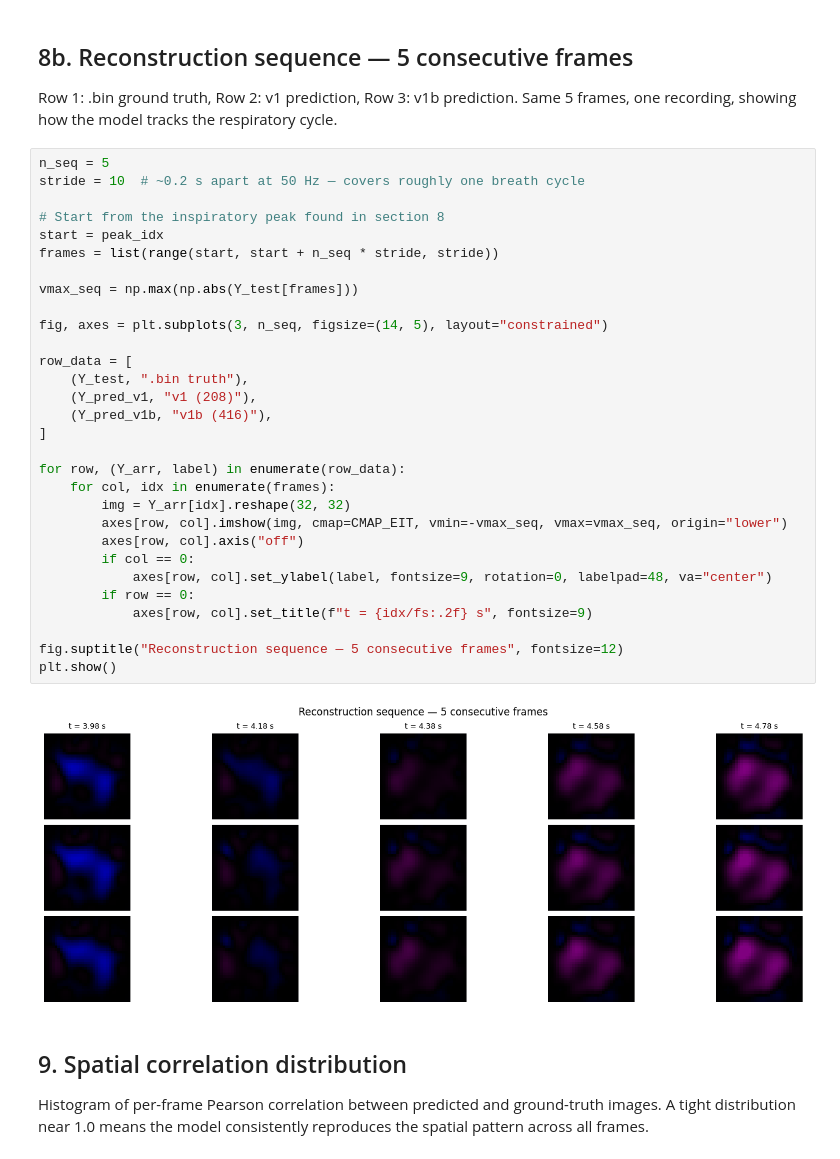
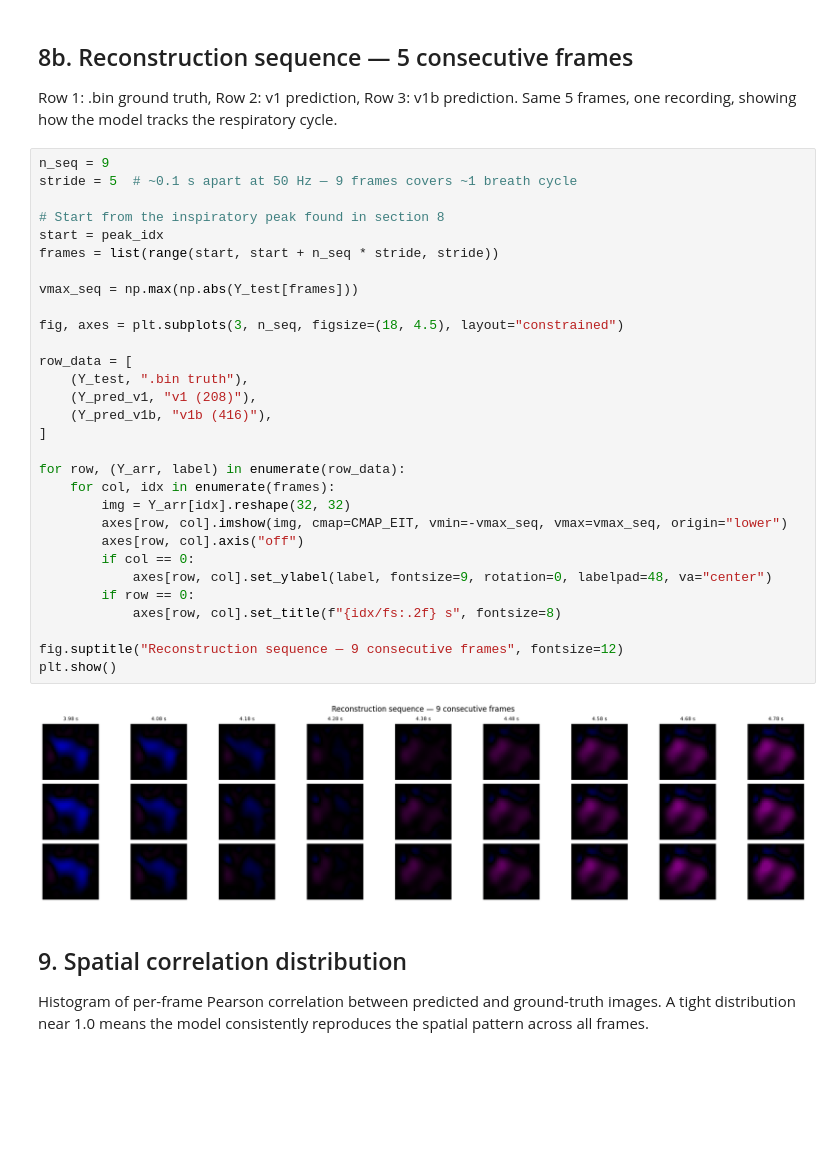
Before and after one commit to Kernel236/fastEIT, a Jupyter notebook: notebooks/04_ml_reconstruction.ipynb, the cells around one changed output. Drawn from its saved outputs; the diff is of its cells as text; blank space fills up the shorter version.

Commit message:
chore: section 8b use 9 frames with stride=5

```diff
--- a/notebooks/04_ml_reconstruction.ipynb
+++ b/notebooks/04_ml_reconstruction.ipynb
@@ -345,37 +345,37 @@ plt.show()
 Row 1: .bin ground truth, Row 2: v1 prediction, Row 3: v1b prediction.
 Same 5 frames, one recording, showing how the model tracks the respiratory cycle.
 # %%
-n_seq = 5
-stride = 10  # ~0.2 s apart at 50 Hz — covers roughly one breath cycle
+n_seq = 9
+stride = 5  # ~0.1 s apart at 50 Hz — 9 frames covers ~1 breath cycle
 
 # Start from the inspiratory peak found in section 8
 start = peak_idx
 frames = list(range(start, start + n_seq * stride, stride))
 
 vmax_seq = np.max(np.abs(Y_test[frames]))
 
-fig, axes = plt.subplots(3, n_seq, figsize=(14, 5), layout="constrained")
+fig, axes = plt.subplots(3, n_seq, figsize=(18, 4.5), layout="constrained")
 
 row_data = [
     (Y_test, ".bin truth"),
     (Y_pred_v1, "v1 (208)"),
     (Y_pred_v1b, "v1b (416)"),
 ]
 
 for row, (Y_arr, label) in enumerate(row_data):
     for col, idx in enumerate(frames):
         img = Y_arr[idx].reshape(32, 32)
         axes[row, col].imshow(img, cmap=CMAP_EIT, vmin=-vmax_seq, vmax=vmax_seq, origin="lower")
         axes[row, col].axis("off")
         if col == 0:
             axes[row, col].set_ylabel(label, fontsize=9, rotation=0, labelpad=48, va="center")
         if row == 0:
-            axes[row, col].set_title(f"t = {idx/fs:.2f} s", fontsize=9)
+            axes[row, col].set_title(f"{idx/fs:.2f} s", fontsize=8)
 
-fig.suptitle("Reconstruction sequence — 5 consecutive frames", fontsize=12)
+fig.suptitle("Reconstruction sequence — 9 consecutive frames", fontsize=12)
 plt.show()
 # %% [output]
-[figure, old version]
+[figure, new version]
 # %% [markdown]
 ## 9. Spatial correlation distribution
 
```
